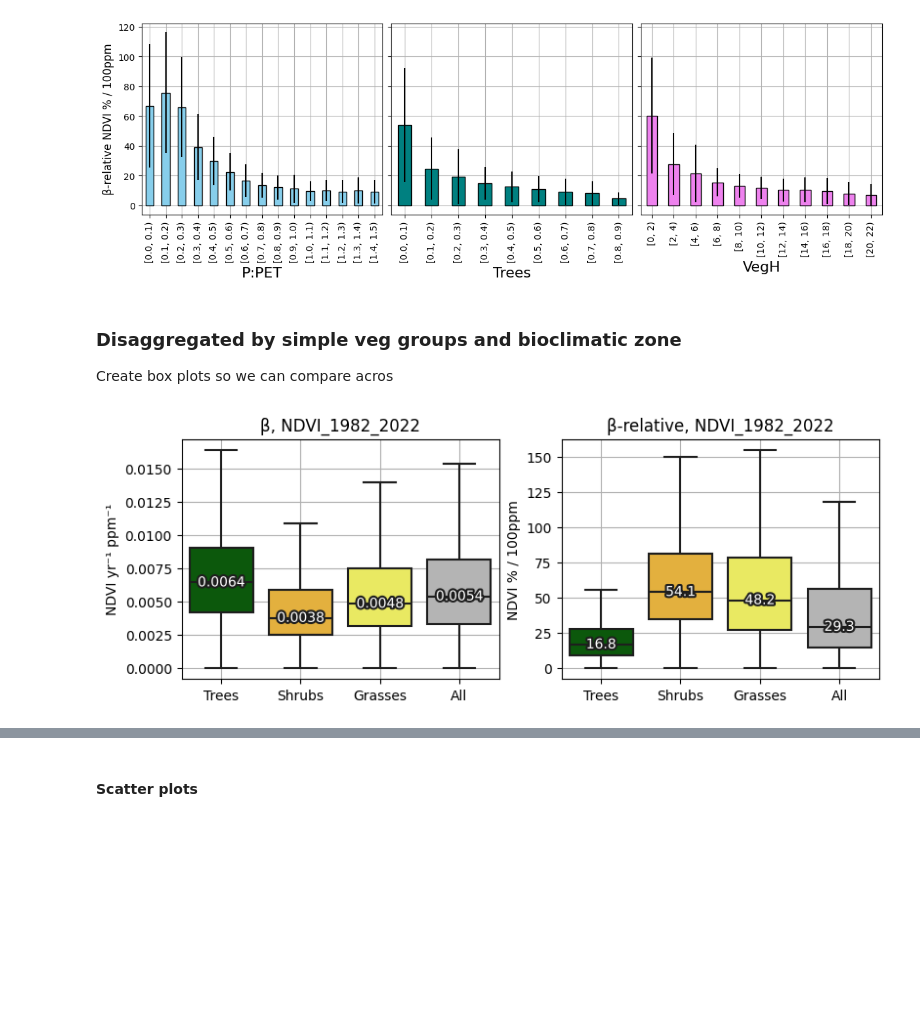
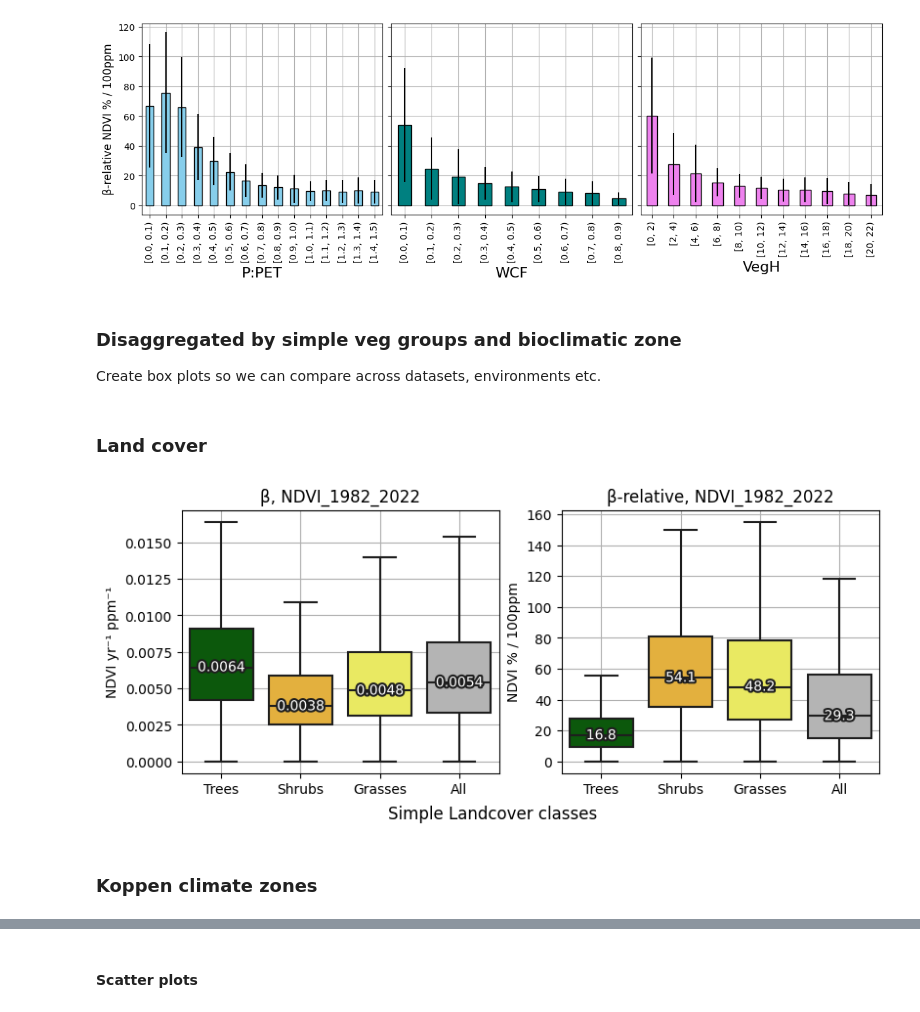
Before and after one commit to cbur24/Aus_CO2_fertilisation, a Jupyter notebook: notebooks/4_Summarise_beta_coefficients.ipynb, the cells around one changed output, grey strips where cells are left out. Drawn from its saved outputs; the diff is of its cells as text; code cells hidden in the pictures; blank space fills up the shorter version.

Commit message:
run for GPP datasets

```diff
--- a/notebooks/4_Summarise_beta_coefficients.ipynb
+++ b/notebooks/4_Summarise_beta_coefficients.ipynb
@@ -108,14 +113,14 @@ fig.savefig(f'{base}results/figs/Beta_{data_product}.png',
 # %%
 beta_df = p_beta.to_dataframe().drop(['spatial_ref'],axis=1)
 beta_df['P:PET'] = mi.where(~np.isnan(p_beta['beta'])).to_dataframe().drop(['spatial_ref'],axis=1)
-beta_df['Trees'] = trees.where(~np.isnan(p_beta['beta'])).to_dataframe().drop(['spatial_ref'],axis=1)
+beta_df['WCF'] = trees.where(~np.isnan(p_beta['beta'])).to_dataframe().drop(['spatial_ref'],axis=1)
 beta_df['VegH'] = vegh.where(~np.isnan(p_beta['beta'])).to_dataframe().drop(['spatial_ref'],axis=1)
 
 beta_df = beta_df.dropna().reset_index(drop=True)
 # %% [markdown]
 #### Binned bar plots
 # %%
-env_vars = ['P:PET', 'Trees', 'VegH']
+env_vars = ['P:PET', 'WCF', 'VegH']
 cls = ['skyblue', 'teal', 'violet']
 
 bins_master = [
@@ -152,7 +157,9 @@ for y_var in y_vars:
 # %% [markdown]
 ### Disaggregated by simple veg groups and bioclimatic zone
 
-Create box plots so we can compare acros
+Create box plots so we can compare across datasets, environments etc.
+# %% [markdown]
+### Land cover
 # %%
 lc = xr.open_dataarray('/g/data/os22/chad_tmp/Aus_phenology/data/ESA_WorldCover_processed.nc').drop_vars('band')
 # %%
@@ -211,32 +218,34 @@ def add_median_labels(ax: plt.Axes, fmt: str = ".1f") -> None:
 # %%
 dd = [beta_lc, beta_relative_lc]
 names=['beta', 'beta_relative']
 
 categories =['tree', 'shrub', 'grass', 'all'] # 'sparse',
 colours = ['#006400', '#ffbb22', '#ffff4c', '#b4b4b4'] # '#b4b4b4',
 cmap = LinearSegmentedColormap.from_list("landcover_cmap", colours, N=len(colours))
 
 flierprops = dict(markerfacecolor='0.75', markersize=3, linestyle='none')
-fig,axes=plt.subplots(1,2, figsize=(8,3), layout='constrained', sharex=True)# sharey='row' #
+fig,axes=plt.subplots(1,2, figsize=(8,3.5), layout='constrained', sharex=True)# sharey='row' #
 
 for d,n,ax in zip(dd,names,axes.ravel()):
 
     if "relative" not in n:
         title=f'\u03B2, {data_product}'
         label=units
         fmt = ".4f"
     else:
         title=f'\u03B2-relative, {data_product}'
         label=units_relative
         fmt = ".1f"
 
     sb.boxplot(d, ax=ax, palette=colours,linewidth=1.5, showfliers=False) #
     ax.set_title(title)
     ax.set_ylabel(label, fontsize=10)
     ax.grid()
     add_median_labels(ax, fmt=fmt)
-
+fig.supxlabel('Simple Landcover classes')
 fig.savefig(f'{base}results/figs/beta_landcover_boxplots_{data_product}.png',
             bbox_inches='tight', dpi=300)
 # %% [output]
-[figure, old version]
+[figure, new version]
+# %% [markdown]
+### Koppen climate zones
```
Also changed, not shown: parts of 4 cells of this notebook, 8 other files.
